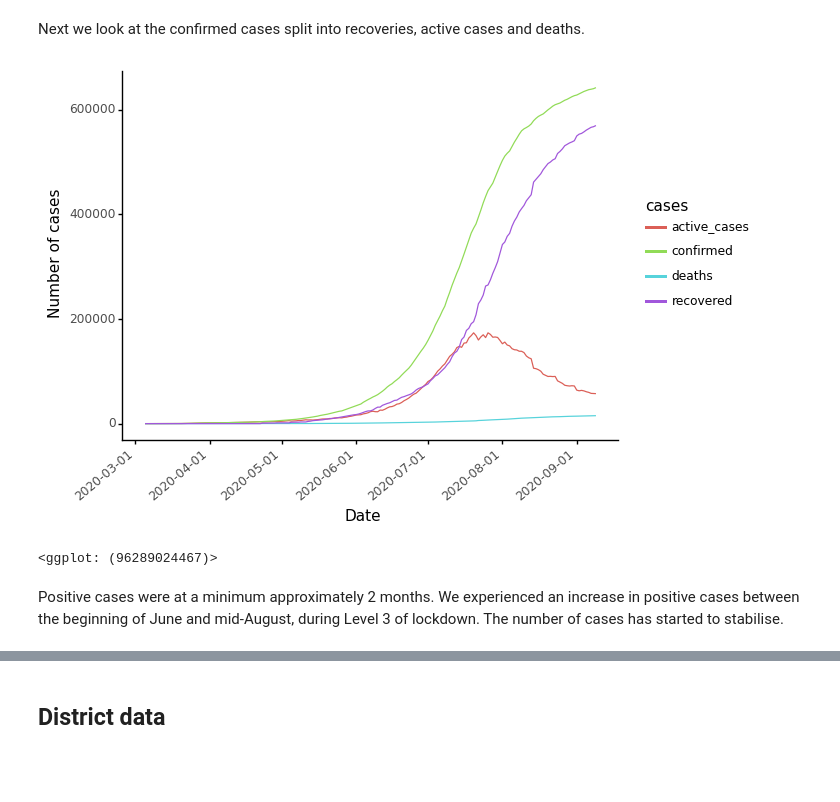
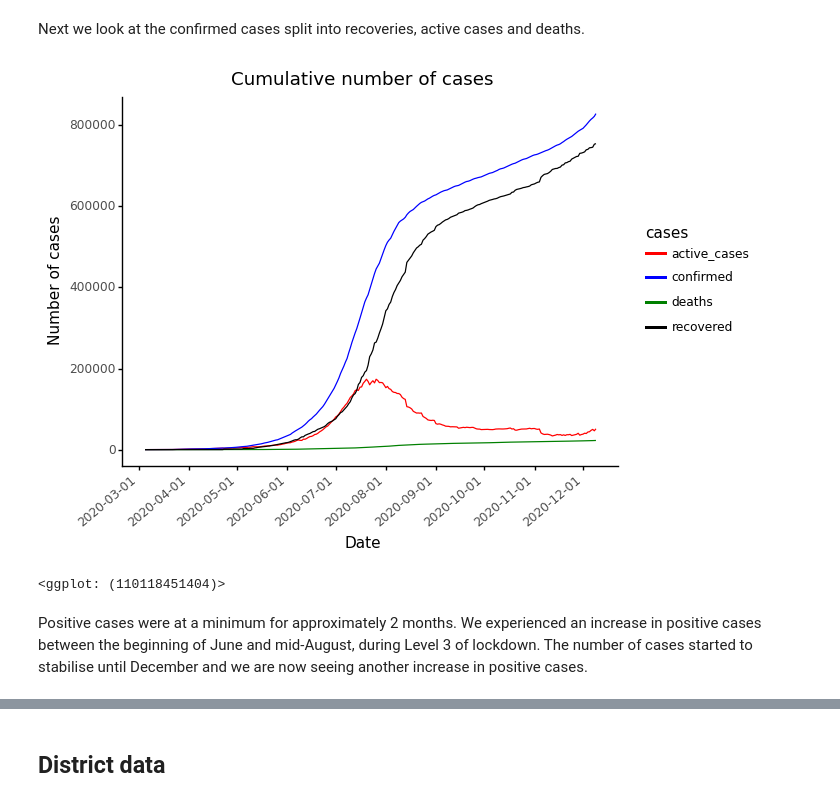
Before and after one commit to ZintleFaltein/Covid-modelling, a Jupyter notebook: Notebooks/Covid19_analysis_South_Africa.ipynb, the cells around one changed output, grey strips where cells are left out. Drawn from its saved outputs; the diff is of its cells as text; code cells hidden in the pictures; blank space fills up the shorter version.

```diff
--- a/Notebooks/Covid19_analysis_South_Africa.ipynb
+++ b/Notebooks/Covid19_analysis_South_Africa.ipynb
@@ -9,19 +9,8 @@ To combat the spread of the virus in South Africa, the government initialted a b
 # Load libraries
 # %%
 import warnings
-import folium
 from datetime import datetime, date
 from scipy.integrate import odeint
-from sklearn.pipeline import make_pipeline
-from sklearn.preprocessing import PolynomialFeatures
-from sklearn.metrics import mean_squared_error, r2_score
-from sklearn.metrics import mean_absolute_error
-from sklearn.linear_model import LinearRegression
-from folium import plugins
-import cufflinks as cf
-from plotly.offline import download_plotlyjs, init_notebook_mode, plot, iplot
-import plotly.graph_objects as go
-import plotly.express as px
 import numpy as np
 import pandas as pd
 import seaborn as sns
@@ -29,8 +18,6 @@ from plotnine import *
 import matplotlib.dates as mdates
 import matplotlib.pyplot as plt
 %matplotlib inline
-plt.rcParams['figure.figsize'] = 10, 12
-init_notebook_mode(connected=True)
 
 
 warnings.filterwarnings('ignore')
@@ -116,0 +105,3 @@ memory usage: 6.0 KB
+# %%
+total_cases.drop(total_cases.loc[total_cases['date'] == '2020-11-25'].index, inplace=True)
+total_cases.drop(total_cases.loc[total_cases['date'] == '2020-11-26'].index, inplace=True)
@@ -117,5 +110,5 @@ memory usage: 6.0 KB
 # %%
-# calculate recovery and deaths rates, and create new columns
+# calculate recovery and death rates, and create new columns
 total_cases['active_cases'] = total_cases['confirmed'] - \
     total_cases['recovered'] - total_cases['deaths']
 total_cases['recov_rate'] = (
@@ -134,11 +127,14 @@ total_cases['month'] = total_cases['month'].replace(6, 'June')
 total_cases['month'] = total_cases['month'].replace(7, 'July')
 total_cases['month'] = total_cases['month'].replace(8, 'August')
 total_cases['month'] = total_cases['month'].replace(9, 'September')
+total_cases['month'] = total_cases['month'].replace(10, 'October')
+total_cases['month'] = total_cases['month'].replace(11, 'November')
+total_cases['month'] = total_cases['month'].replace(12, 'December')
 # %%
 # create a dataframe with confirmed cases
 confirmed_cases = pd.melt(total_cases, id_vars=['date', 'month'], value_vars=[
-                          'confirmed', 'recovered', 'deaths', 'active_cases']).rename(columns={
-                              'variable': 'cases', 'value': 'number'})
+                          'confirmed', 'recovered', 'deaths', 'active_cases']).rename(
+                            columns={'variable': 'cases', 'value': 'number'})
 
 # create a dataframe with death and recovery rates
 death_recovery = pd.melt(total_cases, id_vars=['date', 'month'], value_vars=[
@@ -216,15 +218,16 @@ Next we look at the confirmed cases split into recoveries, active cases and deat
 # %%
 (ggplot(confirmed_cases, aes(x='date', y='number', color='cases'))
     + geom_line()
-    + labs(x='Date', y='Number of cases')
+    + labs(x='Date', y='Number of cases', title='Cumulative number of cases')
     + theme_classic()
     + theme(axis_text_x=element_text(rotation=40, hjust=1))
+    + scale_color_manual(('red', 'blue', 'green', 'black'))
  )
 # %% [output]
-[figure, old version]
+[figure, new version]
-<ggplot: (96289024467)>
+<ggplot: (110118451404)>
 # %% [markdown]
-Positive cases were at a minimum approximately 2 months. We experienced an increase in positive cases between the beginning of June and mid-August, during Level 3 of lockdown. The number of cases has started to stabilise.
+Positive cases were at a minimum for approximately 2 months. We experienced an increase in positive cases between the beginning of June and mid-August, during Level 3 of lockdown. The number of cases started to stabilise until December and we are now seeing another increase in positive cases.
 # %%
 plt.figure(figsize=(10, 10))
 
```
Also changed, not shown: parts of 55 cells of this notebook.
